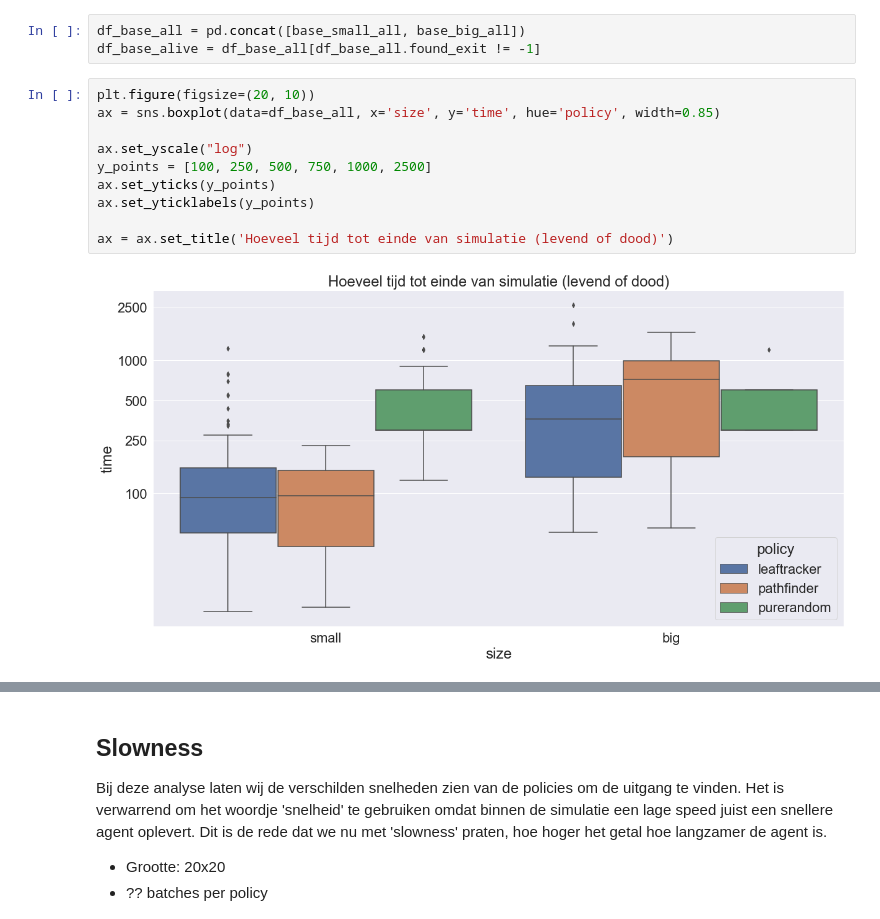
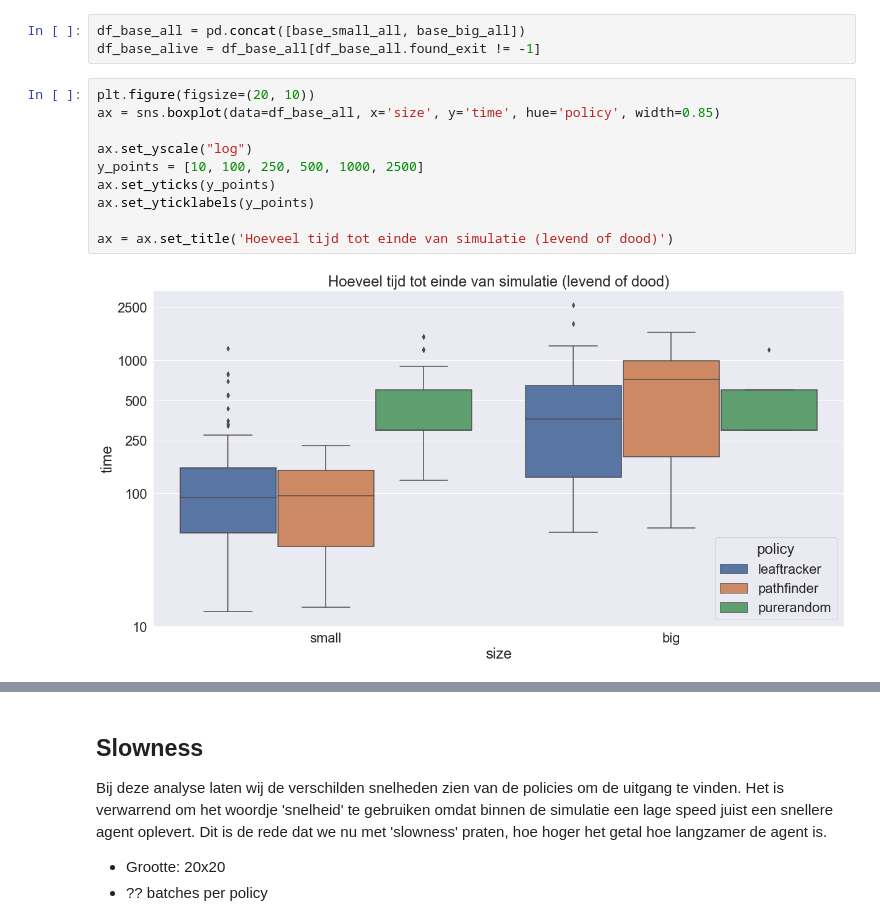
Before and after one commit to MariaDukmak/MazeRunner, a Jupyter notebook: analysis/Data analyse.ipynb, the cells around one changed output, grey strips where cells are left out. Drawn from its saved outputs; the diff is of its cells as text.

Commit message:
added 10 to y_points

```diff
--- a/analysis/Data analyse.ipynb
+++ b/analysis/Data analyse.ipynb
@@ -99,15 +99,15 @@ df_base_alive = df_base_all[df_base_all.found_exit != -1]
 # %%
 plt.figure(figsize=(20, 10))
 ax = sns.boxplot(data=df_base_all, x='size', y='time', hue='policy', width=0.85)
 
 ax.set_yscale("log")
-y_points = [100, 250, 500, 750, 1000, 2500]
+y_points = [10, 100, 250, 500, 1000, 2500]
 ax.set_yticks(y_points)
 ax.set_yticklabels(y_points)
 
 ax = ax.set_title('Hoeveel tijd tot einde van simulatie (levend of dood)')
 # %% [output]
-[figure, old version]
+[figure, new version]
 # %%
 plt.figure(figsize=(20, 10))
 ax = sns.boxplot(data=df_base_alive, x='size', y='time', hue='policy', width=0.85)
```
Also changed, not shown: parts of 3 cells of this notebook.
